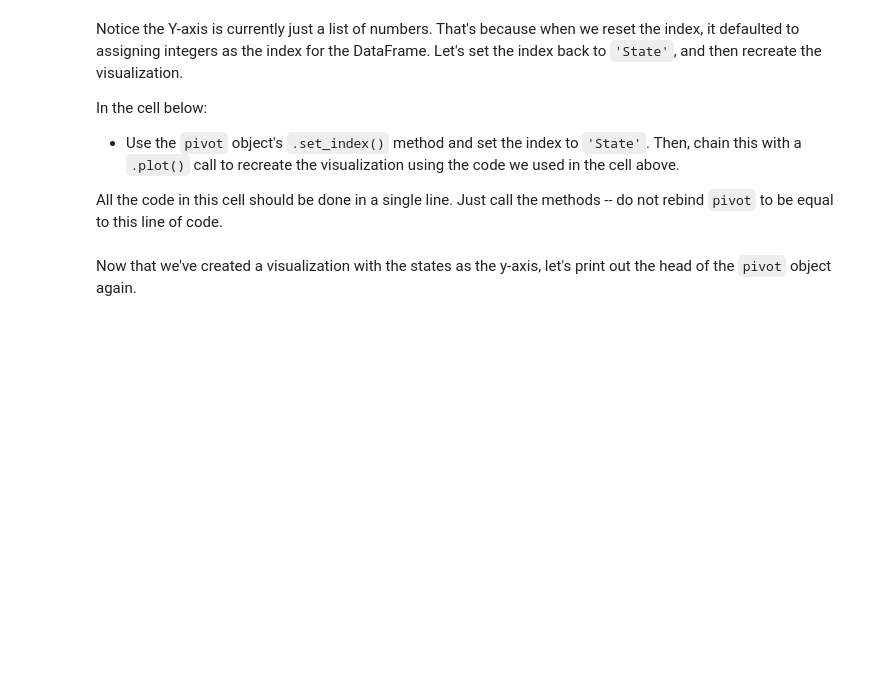
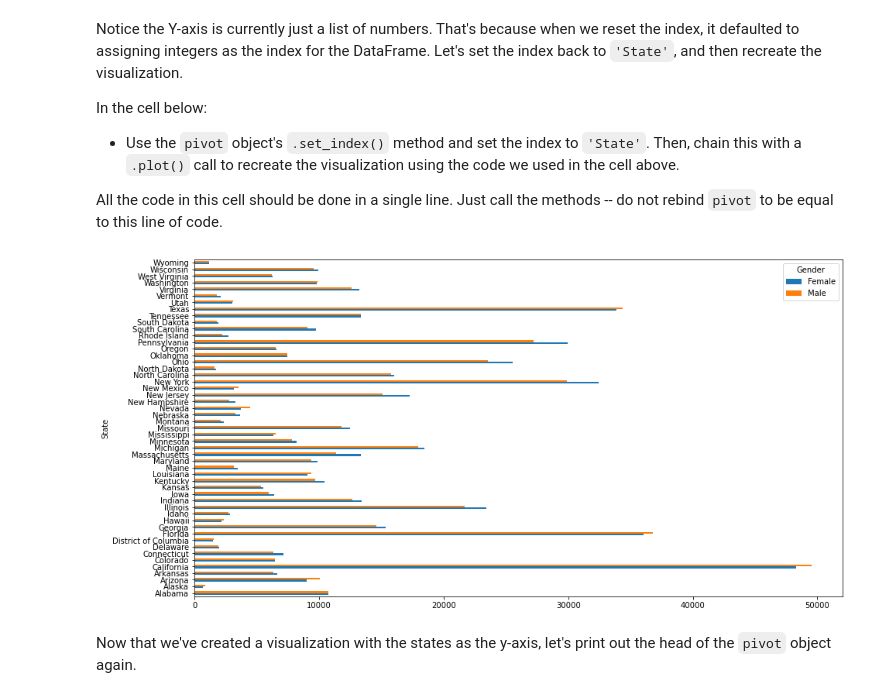
Before and after one commit to kevgross89/dsc-pivot-tables-pandas-lab, a Jupyter notebook: index.ipynb, the cells around one changed output. Cells and saved outputs as stored; diff of their text form; code cells hidden in the pictures; blank space fills up the shorter version.

```diff
--- a/index.ipynb
+++ b/index.ipynb
@@ -294,8 +422,11 @@ All the code in this cell should be done in a single line.  Just call the method
 # %%
 # Where's the states?! Notice the y-axis is just a list of numbers.
 # This is populated by the DataFrame's index.
 # When we used the .reset_index() method, we created a new numbered index to name each row.
 # Let's fix that by making state the index again.
+pivot.set_index('State').plot(kind='barh', figsize=(15,8));
+# %% [output]
+[figure, added]
 # %% [markdown]
 Now that we've created a visualization with the states as the y-axis, let's print out the head of the `pivot` object again.
 # %%
```
Also changed, not shown: parts of 29 cells of this notebook.
